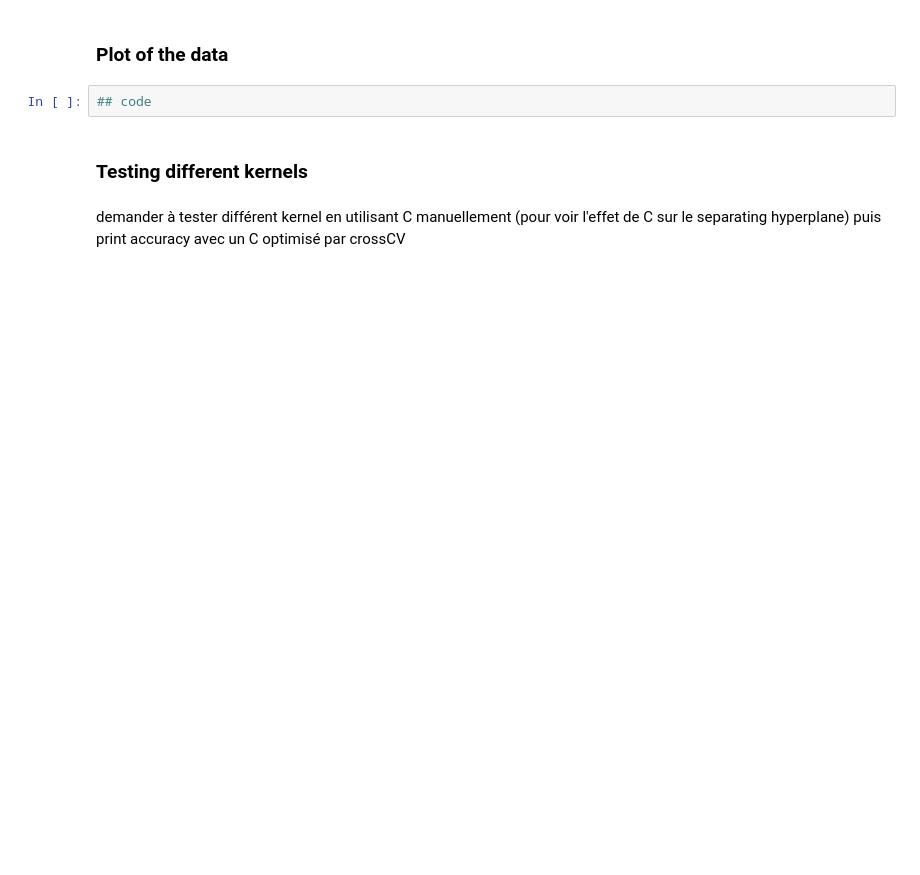
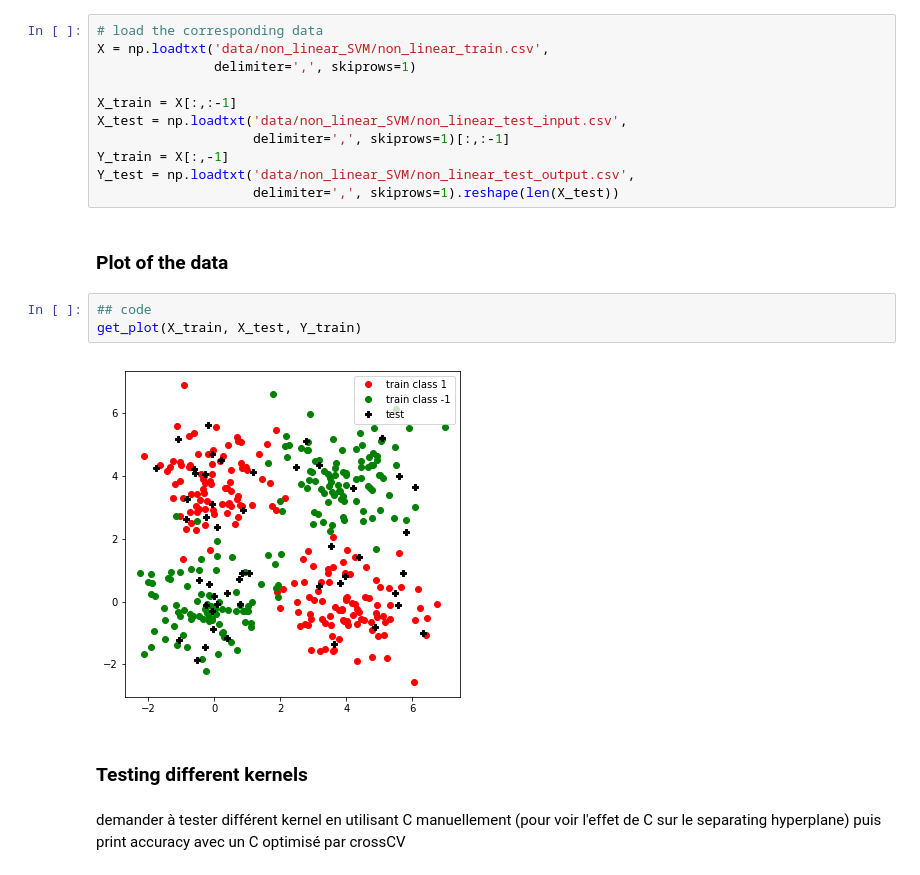
Before and after one commit to bplaye/TP_SVM_04-20-17, a Jupyter notebook: TP_SVM_04-20-17.ipynb, the cells around one changed output. Cells and saved outputs as stored; diff of their text form; blank space fills up the shorter version.

```diff
--- a/TP_SVM_04-20-17.ipynb
+++ b/TP_SVM_04-20-17.ipynb
@@ -287,7 +328,21 @@ Y_test =
+# %%
+# load the corresponding data
+X = np.loadtxt('data/non_linear_SVM/non_linear_train.csv',
+               delimiter=',', skiprows=1)
+
+X_train = X[:,:-1]
+X_test = np.loadtxt('data/non_linear_SVM/non_linear_test_input.csv',
+                    delimiter=',', skiprows=1)[:,:-1]
+Y_train = X[:,-1]
+Y_test = np.loadtxt('data/non_linear_SVM/non_linear_test_output.csv',
+                    delimiter=',', skiprows=1).reshape(len(X_test))
 # %% [markdown]
 ### Plot of the data
 # %%
 ## code
+get_plot(X_train, X_test, Y_train)
+# %% [output]
+[figure, added]
 # %% [markdown]
 ### Testing different kernels
 # %% [markdown]
```
Also changed, not shown: parts of 33 cells of this notebook.
